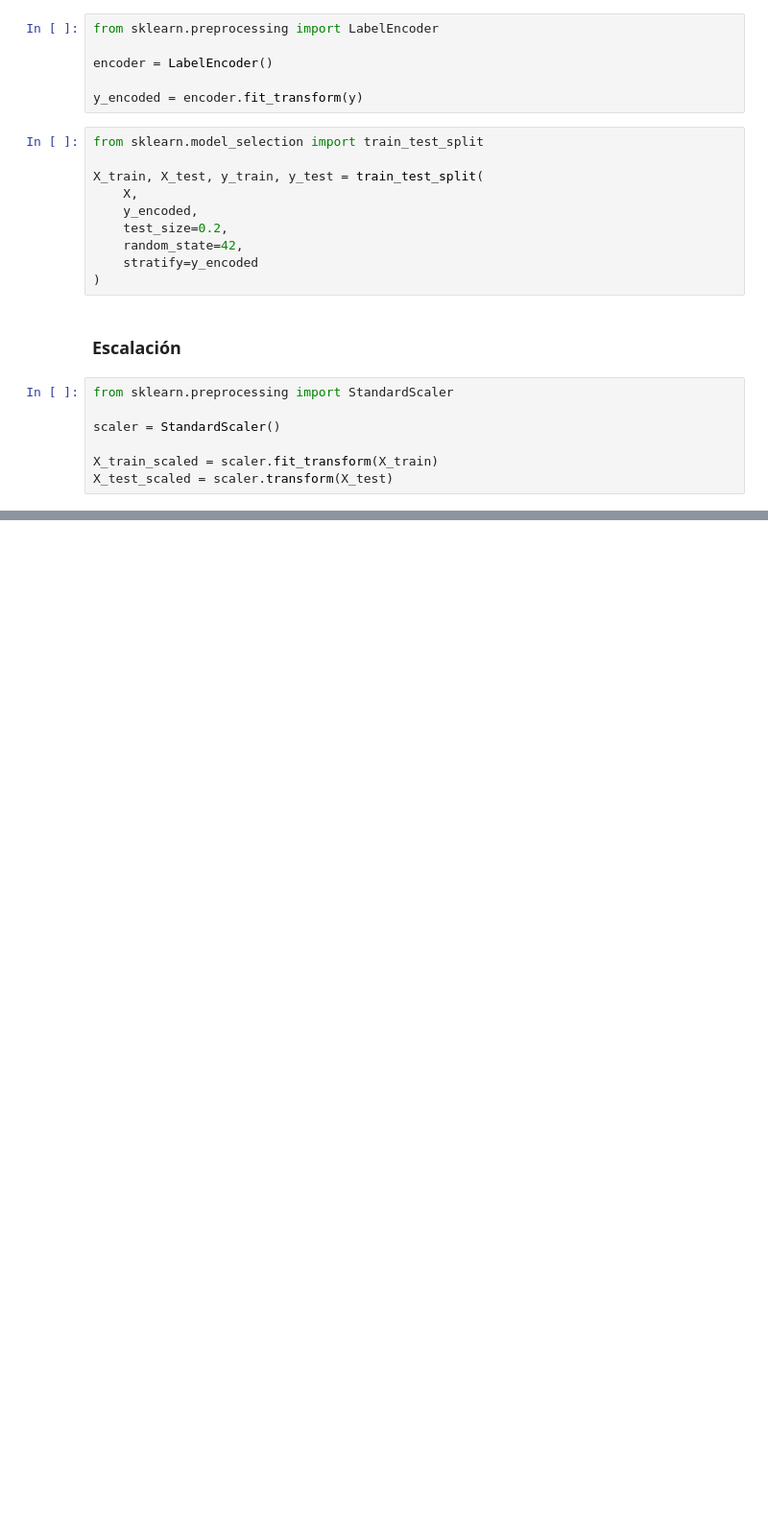
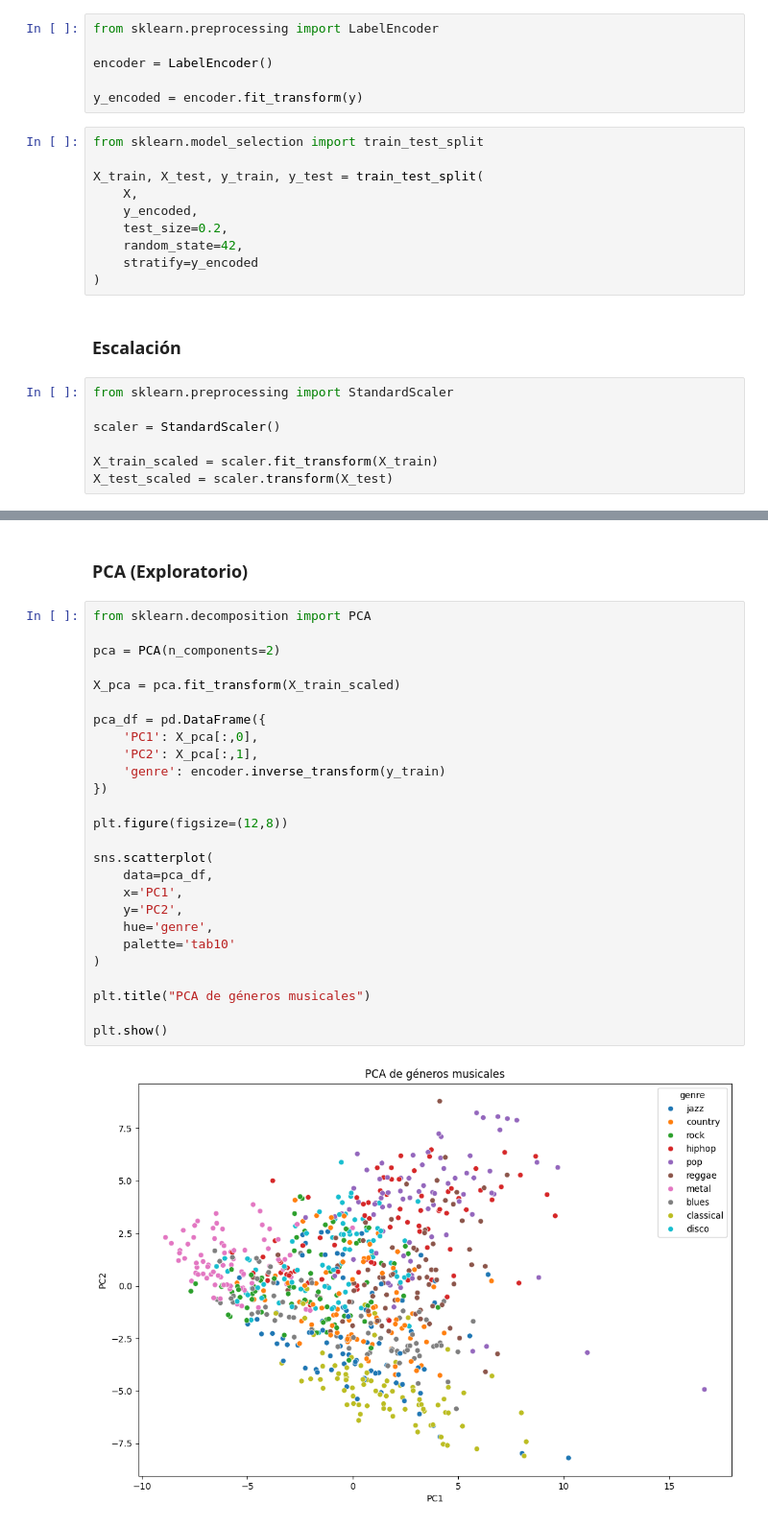
Before and after one commit to MajoRC221051/Proyecto-Final---Seminario-2, a Jupyter notebook: Proyecto_Final_Seminario.ipynb, the cells around one changed output, grey strips where cells are left out. Shown at 96% size. Cells and saved outputs as stored; diff of their text form; blank space fills up the shorter version.

```diff
--- a/Proyecto_Final_Seminario.ipynb
+++ b/Proyecto_Final_Seminario.ipynb
@@ -118,0 +230,30 @@ X_test_scaled = scaler.transform(X_test)
+# %% [markdown]
+### PCA (Exploratorio)
+# %%
+from sklearn.decomposition import PCA
+
+pca = PCA(n_components=2)
+
+X_pca = pca.fit_transform(X_train_scaled)
+
+pca_df = pd.DataFrame({
+    'PC1': X_pca[:,0],
+    'PC2': X_pca[:,1],
+    'genre': encoder.inverse_transform(y_train)
+})
+
+plt.figure(figsize=(12,8))
+
+sns.scatterplot(
+    data=pca_df,
+    x='PC1',
+    y='PC2',
+    hue='genre',
+    palette='tab10'
+)
+
+plt.title("PCA de géneros musicales")
+
+plt.show()
+# %% [output]
+[figure, added]
```
Also changed, not shown: parts of 12 cells of this notebook.
